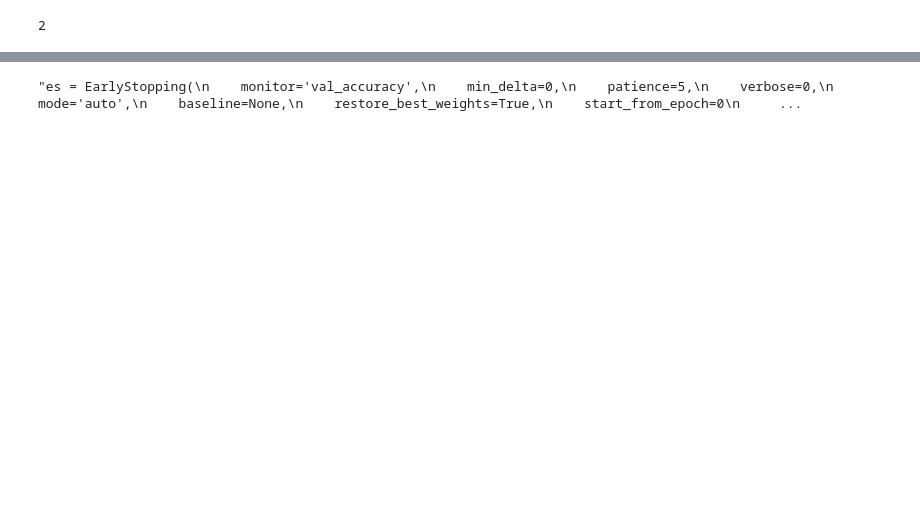
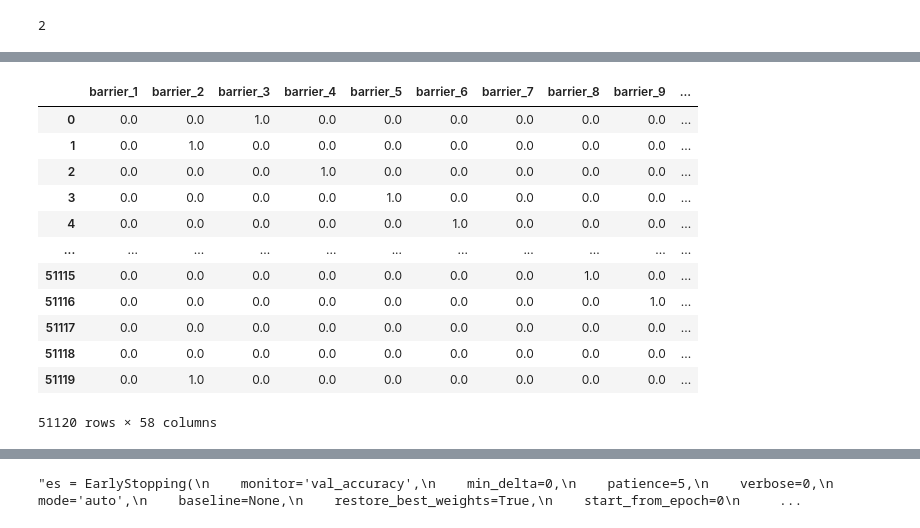
Before and after one commit to Harlequinht/which_horse, a Jupyter notebook: notebook/which_horse_flat_modeling.ipynb, the cells around one changed output, grey strips where cells are left out. Cells and saved outputs as stored; diff of their text form; code cells hidden in the pictures; blank space fills up the shorter version.

```diff
--- a/notebook/which_horse_flat_modeling.ipynb
+++ b/notebook/which_horse_flat_modeling.ipynb
@@ -57,6 +123,13 @@ Index(['meeting_id', 'event_number', 'distance', 'distance_raw_furlongs',
       dtype='object')
 # %%
 X_train, X_test, y_train, y_test = train_test_split(X,y, test_size=0.3, random_state=42)
+# %%
+X_train = df_transformed_train.drop(columns=['betfair_starting_price'])
+X_test = df_transformed_test.drop(columns=['betfair_starting_price'])
+y_train = df_transformed_train['betfair_starting_price']
+y_test = df_transformed_test['betfair_starting_price']
+#X_val = df_transformed_val[]
+#y_val = df_transformed_val[]
 # %%
 #xgbclassifierwere going to use becausewhethera horse loses or wins is biunary classificatiojn
 # %%
@@ -76,0 +155,16 @@ model = xgb.XGBClassifier(
+# %%
+X_train
+# %% [output]
+|  | barrier_1 | barrier_2 | barrier_3 | barrier_4 | barrier_5 | barrier_6 | barrier_7 | barrier_8 | barrier_9 | ... |
+| 0 | 0.0 | 0.0 | 1.0 | 0.0 | 0.0 | 0.0 | 0.0 | 0.0 | 0.0 | ... |
+| 1 | 0.0 | 1.0 | 0.0 | 0.0 | 0.0 | 0.0 | 0.0 | 0.0 | 0.0 | ... |
+| 2 | 0.0 | 0.0 | 0.0 | 1.0 | 0.0 | 0.0 | 0.0 | 0.0 | 0.0 | ... |
+| 3 | 0.0 | 0.0 | 0.0 | 0.0 | 1.0 | 0.0 | 0.0 | 0.0 | 0.0 | ... |
+| 4 | 0.0 | 0.0 | 0.0 | 0.0 | 0.0 | 1.0 | 0.0 | 0.0 | 0.0 | ... |
+| ... | ... | ... | ... | ... | ... | ... | ... | ... | ... | ... |
+| 51115 | 0.0 | 0.0 | 0.0 | 0.0 | 0.0 | 0.0 | 0.0 | 1.0 | 0.0 | ... |
+| 51116 | 0.0 | 0.0 | 0.0 | 0.0 | 0.0 | 0.0 | 0.0 | 0.0 | 1.0 | ... |
+| 51117 | 0.0 | 0.0 | 0.0 | 0.0 | 0.0 | 0.0 | 0.0 | 0.0 | 0.0 | ... |
+| 51118 | 0.0 | 0.0 | 0.0 | 0.0 | 0.0 | 0.0 | 0.0 | 0.0 | 0.0 | ... |
+| 51119 | 0.0 | 1.0 | 0.0 | 0.0 | 0.0 | 0.0 | 0.0 | 0.0 | 0.0 | ... |
+51120 rows × 58 columns
```
Also changed, not shown: parts of 37 cells of this notebook.
